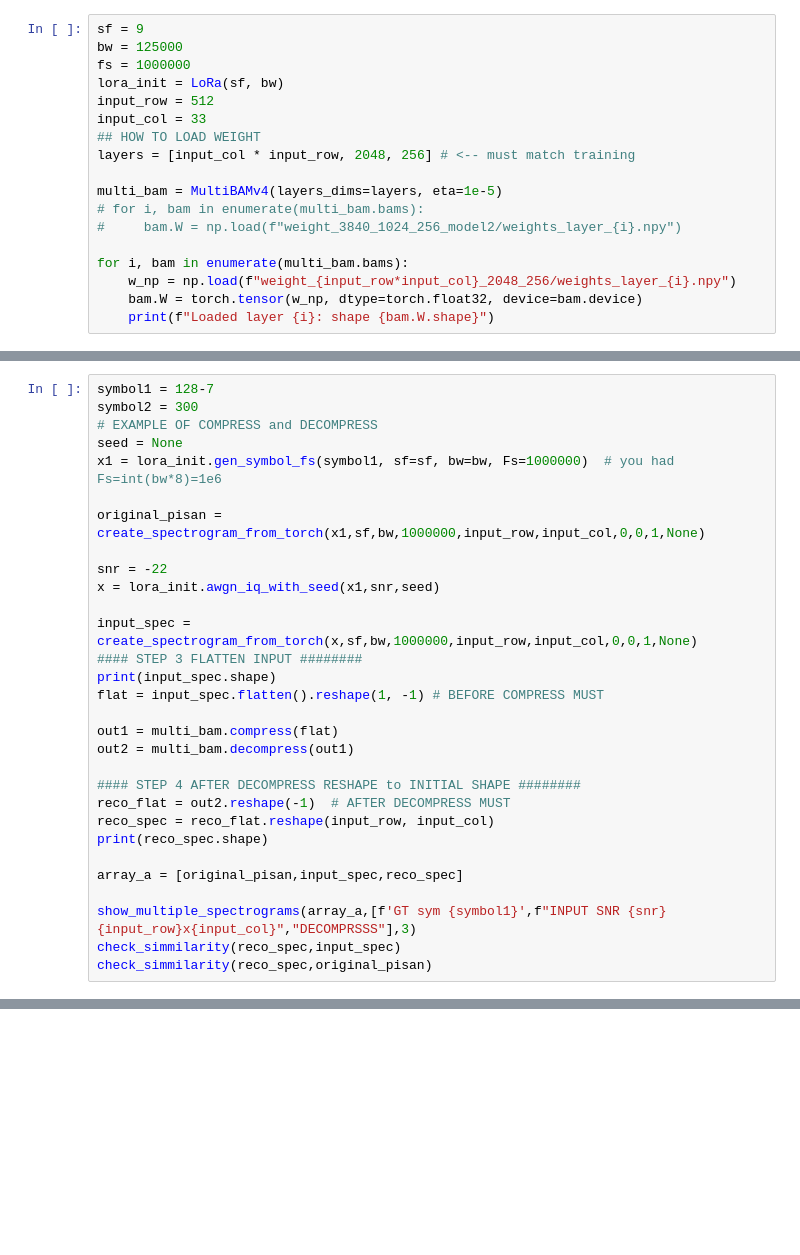
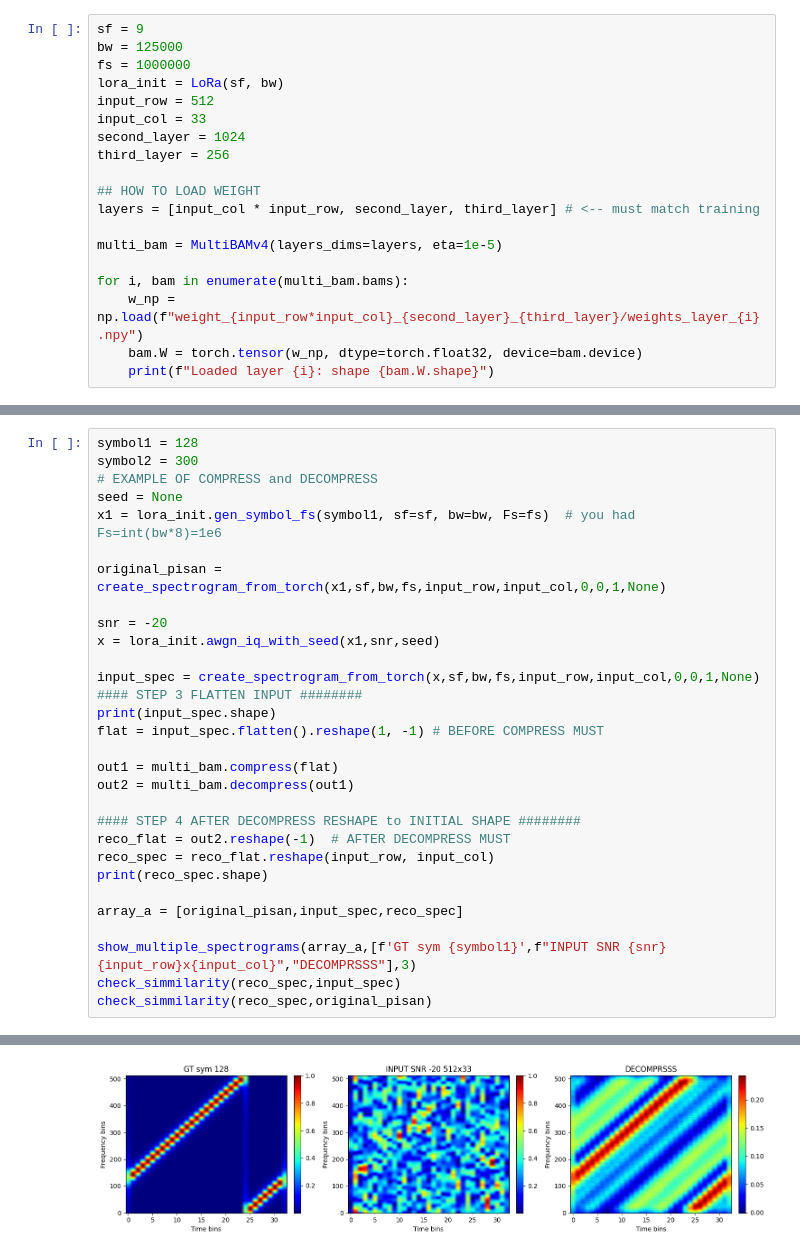
Before and after one commit to seanmantanhacker/INC-BAM, a Jupyter notebook: Model-experiment-4/main.ipynb, the cells around one changed output, grey strips where cells are left out. Saved outputs shown, nothing was run; the diff lists cells and outputs as text; blank space fills up the shorter version.

```diff
--- a/Model-experiment-4/main.ipynb
+++ b/Model-experiment-4/main.ipynb
@@ -23,14 +26,15 @@ fs = 1000000
 lora_init = LoRa(sf, bw)
 input_row = 512
 input_col = 33
+second_layer = 1024
+third_layer = 256
+
 ## HOW TO LOAD WEIGHT
-layers = [input_col * input_row, 2048, 256] # <-- must match training
+layers = [input_col * input_row, second_layer, third_layer] # <-- must match training
 
 multi_bam = MultiBAMv4(layers_dims=layers, eta=1e-5)
-# for i, bam in enumerate(multi_bam.bams):
-#     bam.W = np.load(f"weight_3840_1024_256_model2/weights_layer_{i}.npy")
 
 for i, bam in enumerate(multi_bam.bams):
-    w_np = np.load(f"weight_{input_row*input_col}_2048_256/weights_layer_{i}.npy")
+    w_np = np.load(f"weight_{input_row*input_col}_{second_layer}_{third_layer}/weights_layer_{i}.npy")
     bam.W = torch.tensor(w_np, dtype=torch.float32, device=bam.device)
     print(f"Loaded layer {i}: shape {bam.W.shape}")
@@ -37,16 +44,16 @@ for i, bam in enumerate(multi_bam.bams):
 # %%
-symbol1 = 128-7
+symbol1 = 128
 symbol2 = 300
 # EXAMPLE OF COMPRESS and DECOMPRESS
 seed = None
-x1 = lora_init.gen_symbol_fs(symbol1, sf=sf, bw=bw, Fs=1000000)  # you had Fs=int(bw*8)=1e6
+x1 = lora_init.gen_symbol_fs(symbol1, sf=sf, bw=bw, Fs=fs)  # you had Fs=int(bw*8)=1e6
 
-original_pisan = create_spectrogram_from_torch(x1,sf,bw,1000000,input_row,input_col,0,0,1,None)
+original_pisan = create_spectrogram_from_torch(x1,sf,bw,fs,input_row,input_col,0,0,1,None)
 
-snr = -22
+snr = -20
 x = lora_init.awgn_iq_with_seed(x1,snr,seed)
 
-input_spec = create_spectrogram_from_torch(x,sf,bw,1000000,input_row,input_col,0,0,1,None)
+input_spec = create_spectrogram_from_torch(x,sf,bw,fs,input_row,input_col,0,0,1,None)
 #### STEP 3 FLATTEN INPUT ########
 print(input_spec.shape)
 flat = input_spec.flatten().reshape(1, -1) # BEFORE COMPRESS MUST
@@ -64,3 +71,4 @@ array_a = [original_pisan,input_spec,reco_spec]
 show_multiple_spectrograms(array_a,[f'GT sym {symbol1}',f"INPUT SNR {snr} {input_row}x{input_col}","DECOMPRSSS"],3)
 check_simmilarity(reco_spec,input_spec)
 check_simmilarity(reco_spec,original_pisan)
+# %% [output]
@@ -66,0 +77 @@ check_simmilarity(reco_spec,original_pisan)
+[figure, added]
```
Also changed, not shown: parts of 3 cells of this notebook, 20 other files.
